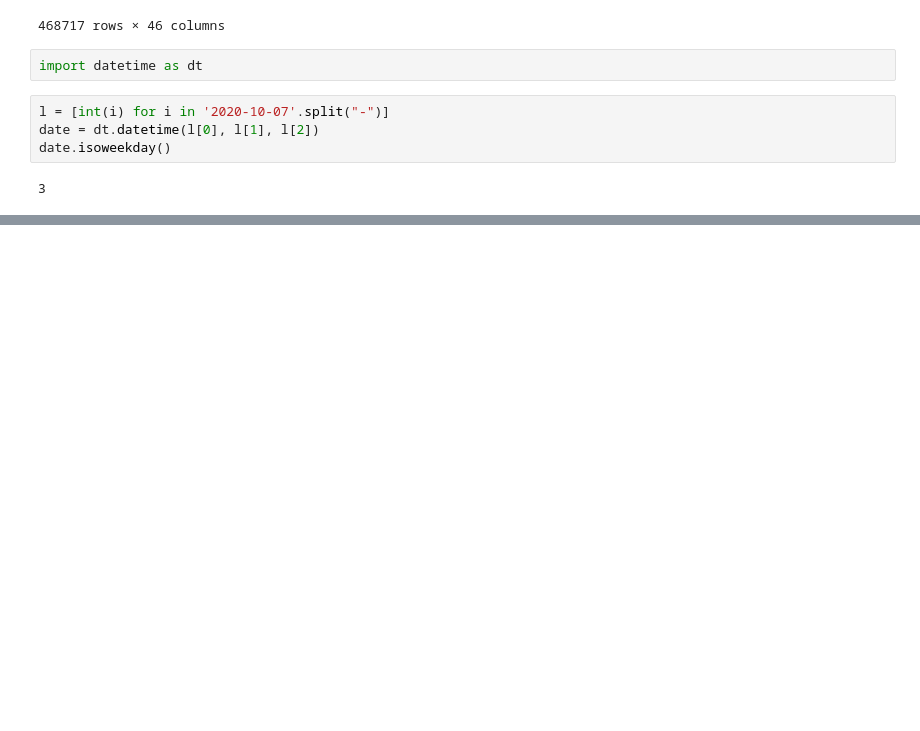
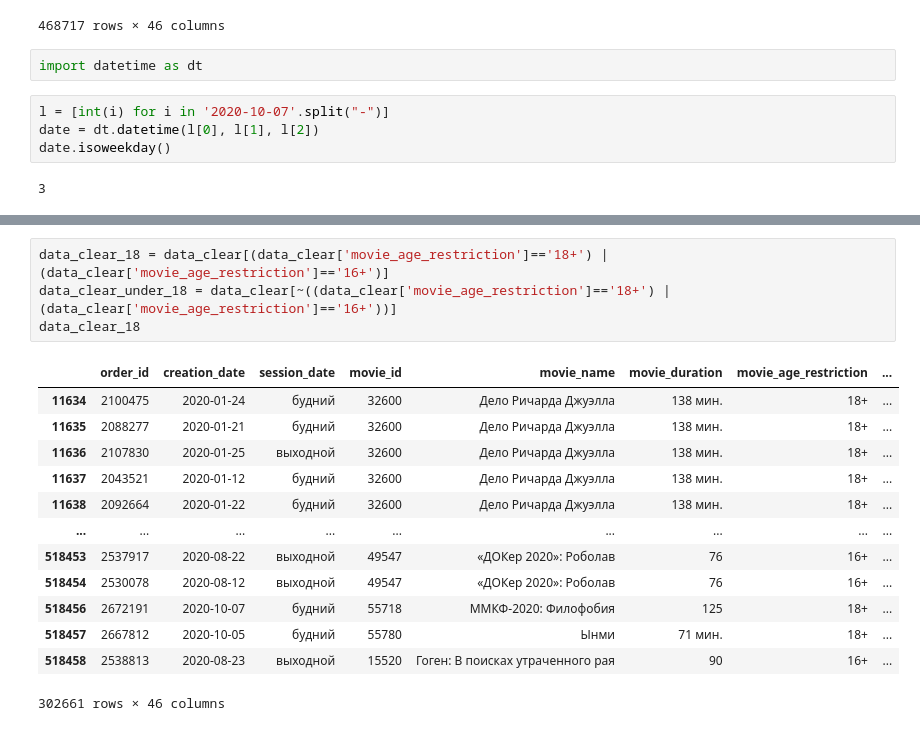
Before and after one commit to ferscalone/danoshka, a Jupyter notebook: project.ipynb, the cells around one changed output, grey strips where cells are left out. Cells and saved outputs as stored; diff of their text form; blank space fills up the shorter version.

```diff
--- a/project.ipynb
+++ b/project.ipynb
@@ -282,0 +353,18 @@ data_clear
+# %%
+data_clear_18 = data_clear[(data_clear['movie_age_restriction']=='18+') | (data_clear['movie_age_restriction']=='16+')]
+data_clear_under_18 = data_clear[~((data_clear['movie_age_restriction']=='18+') | (data_clear['movie_age_restriction']=='16+'))]
+data_clear_18
+# %% [output]
+|  | order_id | creation_date | session_date | movie_id | movie_name | movie_duration | movie_age_restriction | ... |
+| 11634 | 2100475 | 2020-01-24 | будний | 32600 | Дело Ричарда Джуэлла | 138 мин. | 18+ | ... |
+| 11635 | 2088277 | 2020-01-21 | будний | 32600 | Дело Ричарда Джуэлла | 138 мин. | 18+ | ... |
+| 11636 | 2107830 | 2020-01-25 | выходной | 32600 | Дело Ричарда Джуэлла | 138 мин. | 18+ | ... |
+| 11637 | 2043521 | 2020-01-12 | будний | 32600 | Дело Ричарда Джуэлла | 138 мин. | 18+ | ... |
+| 11638 | 2092664 | 2020-01-22 | будний | 32600 | Дело Ричарда Джуэлла | 138 мин. | 18+ | ... |
+| ... | ... | ... | ... | ... | ... | ... | ... | ... |
+| 518453 | 2537917 | 2020-08-22 | выходной | 49547 | «ДОКер 2020»: Роболав | 76 | 16+ | ... |
+| 518454 | 2530078 | 2020-08-12 | выходной | 49547 | «ДОКер 2020»: Роболав | 76 | 16+ | ... |
+| 518456 | 2672191 | 2020-10-07 | будний | 55718 | ММКФ-2020: Филофобия | 125 | 18+ | ... |
+| 518457 | 2667812 | 2020-10-05 | будний | 55780 | Ынми | 71 мин. | 18+ | ... |
+| 518458 | 2538813 | 2020-08-23 | выходной | 15520 | Гоген: В поисках утраченного рая | 90 | 16+ | ... |
+302661 rows × 46 columns
```
Also changed, not shown: parts of 65 cells of this notebook.
